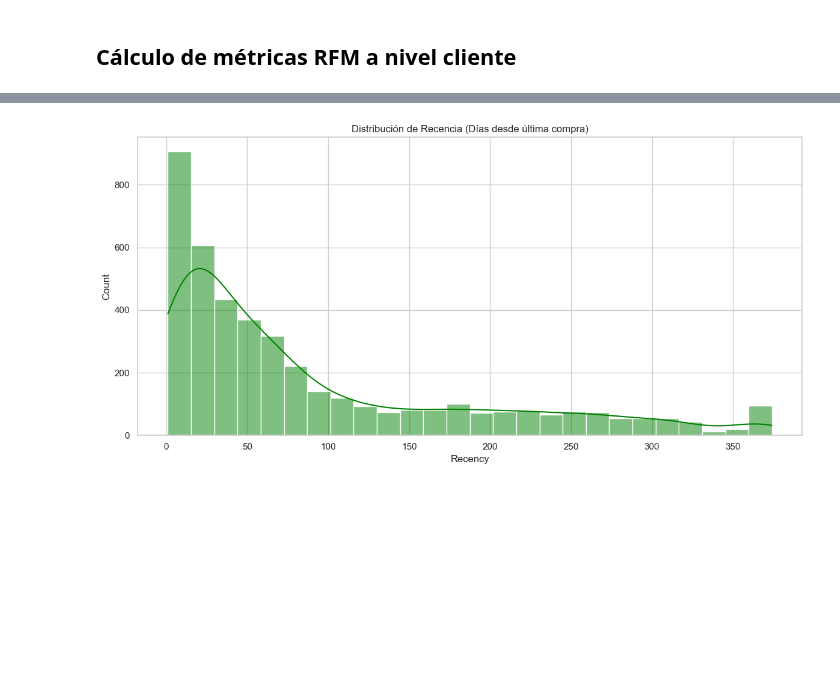
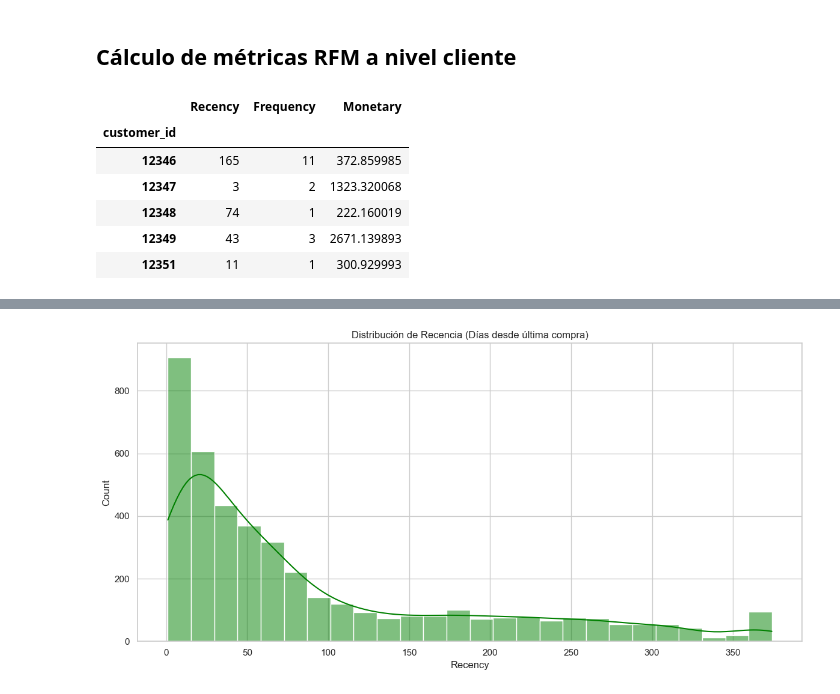
Before and after one commit to DaLeedev/CLTV_PROJECT, a Jupyter notebook: notebooks/03_Exploracion de los Datos.ipynb, the cells around one changed output, grey strips where cells are left out. Drawn from its saved outputs; the diff is of its cells as text; code cells hidden in the pictures; blank space fills up the shorter version.

Commit message:
Se documenta calculo de metricas RFM y se mueve rfm.head

```diff
--- a/notebooks/03_Exploracion de los Datos.ipynb
+++ b/notebooks/03_Exploracion de los Datos.ipynb
@@ -115,14 +115,24 @@ En la estadistica descriptiva de la variable monetaria (*`total_spend`*), se obs
 # %%
 # Fecha de referencia (el día siguiente a la última compra del dataset)
 snapshot_date = df['invoicedate'].max() + pd.to_timedelta(1, unit='D')
 
 # Agregación por Cliente (RFM)
 rfm = df.groupby('customer_id').agg({
     'invoicedate': lambda x: (snapshot_date - x.max()).days, # Recencia
     'invoice': 'nunique',                                    # Frecuencia
-    'total_spend': 'sum'                                     # Monetary Value
+    'total_spend': 'sum'                                     # Valor Monetario
 }).rename(columns={
     'invoicedate': 'Recency',
     'invoice': 'Frequency',
     'total_spend': 'Monetary'
 })
+
+rfm.head()
+# %% [output]
+|  | Recency | Frequency | Monetary |
+| customer_id |  |  |  |
+| 12346 | 165 | 11 | 372.859985 |
+| 12347 | 3 | 2 | 1323.320068 |
+| 12348 | 74 | 1 | 222.160019 |
+| 12349 | 43 | 3 | 2671.139893 |
+| 12351 | 11 | 1 | 300.929993 |
```
Also changed, not shown: parts of 2 cells of this notebook.
